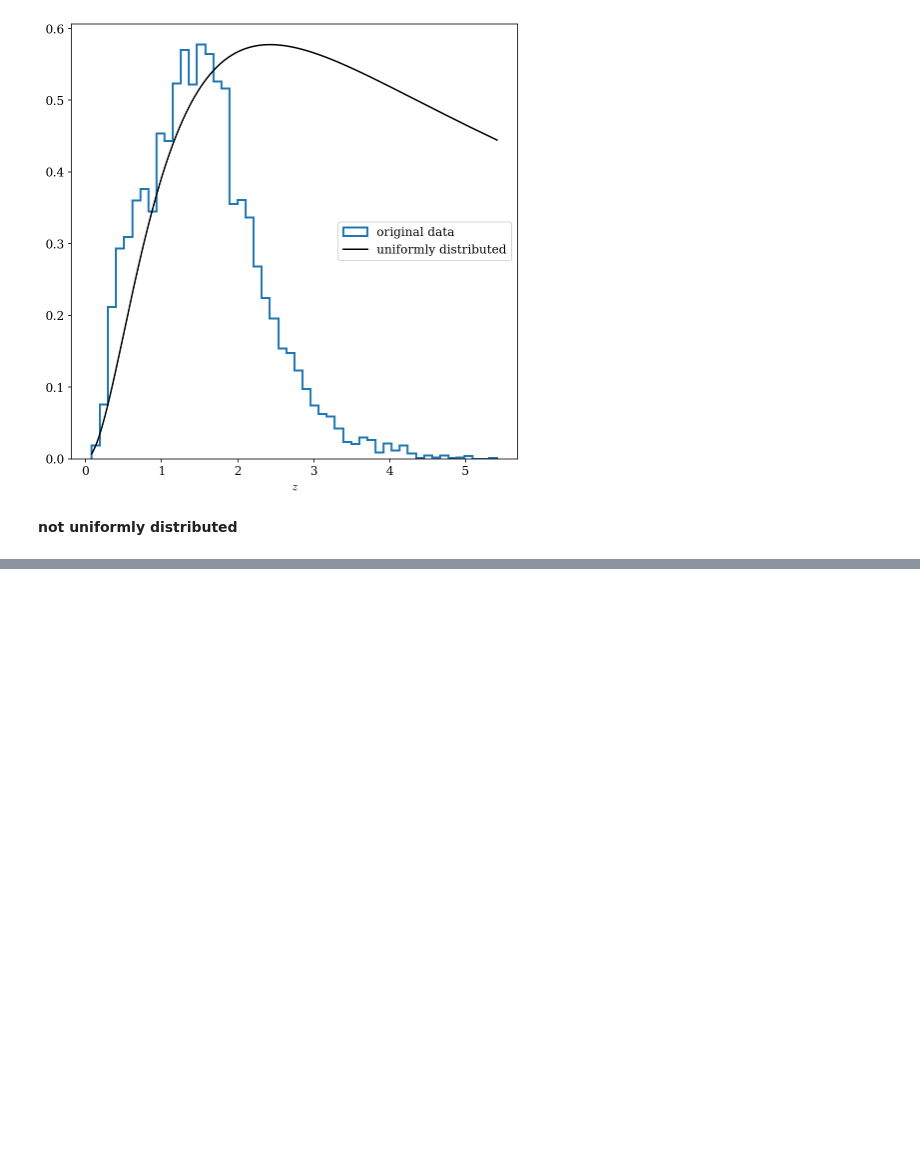
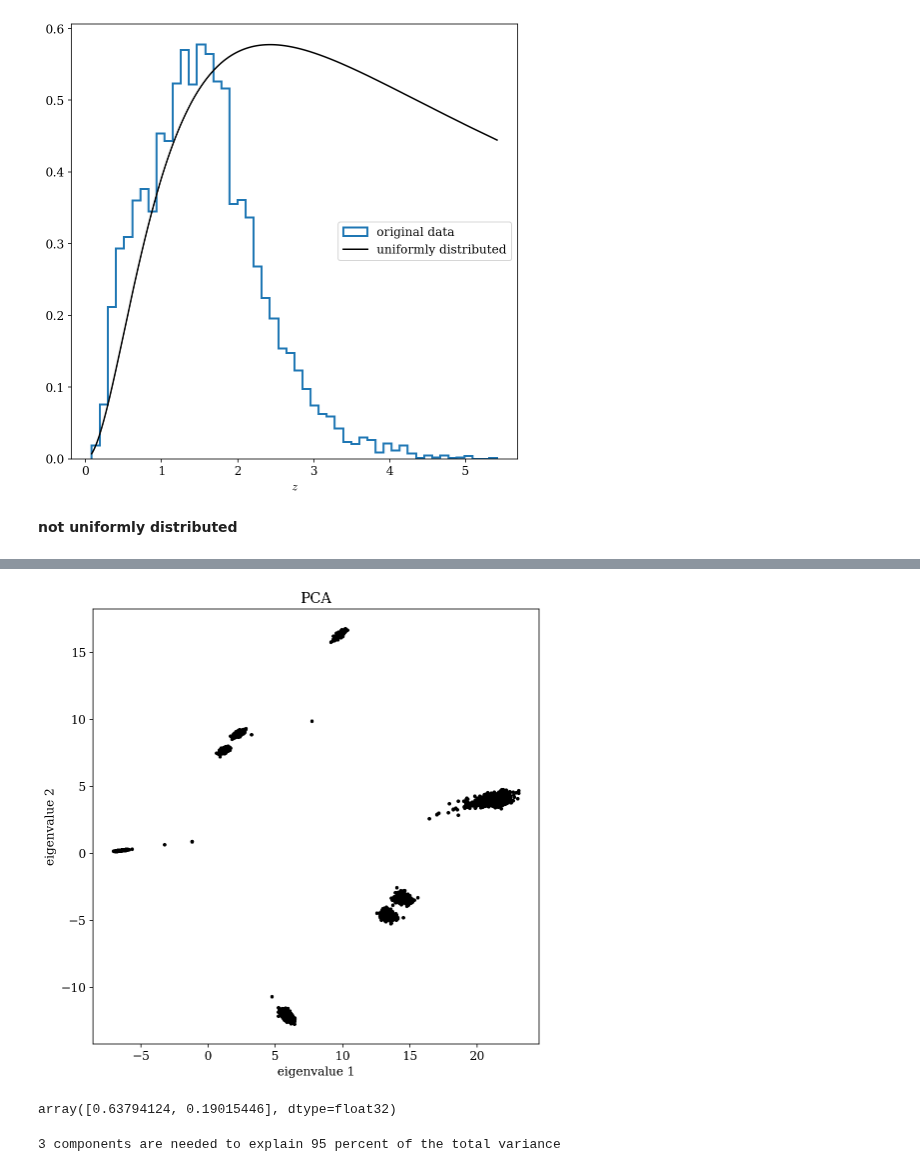
Before and after one commit to asantini29/astrostatistics_bicocca_2022, a Jupyter notebook: working/L04_Cloning_quasars.ipynb, the cells around one changed output, grey strips where cells are left out. Saved outputs shown, nothing was run; the diff lists cells and outputs as text; code cells hidden in the pictures; blank space fills up the shorter version.

```diff
--- a/working/L04_Cloning_quasars.ipynb
+++ b/working/L04_Cloning_quasars.ipynb
@@ -131,0 +155,27 @@ plt.show()
+# %%
+#pca?
+from sklearn.decomposition import PCA
+
+X = np.vstack((u,g,r,i,z,J,H,K)).T
+pca = PCA(n_components=2)
+X_reduced = pca.fit_transform(X)
+# %%
+plt.scatter(X_reduced[:,0], X_reduced[:,1], c='k', s=7)
+
+plt.xlabel('eigenvalue 1')
+plt.ylabel('eigenvalue 2')
+
+plt.title('PCA')
+plt.show()
+# %% [output]
+[figure, added]
+# %%
+pca.explained_variance_ratio_
+# %% [output]
+array([0.63794124, 0.19015446], dtype=float32)
+# %%
+pca_95 = PCA(n_components=0.95)
+X_reduced_95 = pca_95.fit_transform(X)
+print('%.i components are needed to explain 95 percent of the total variance' % len(X_reduced_95[0,:]))
+# %% [output]
+3 components are needed to explain 95 percent of the total variance
```
Also changed, not shown: parts of 13 cells of this notebook.
